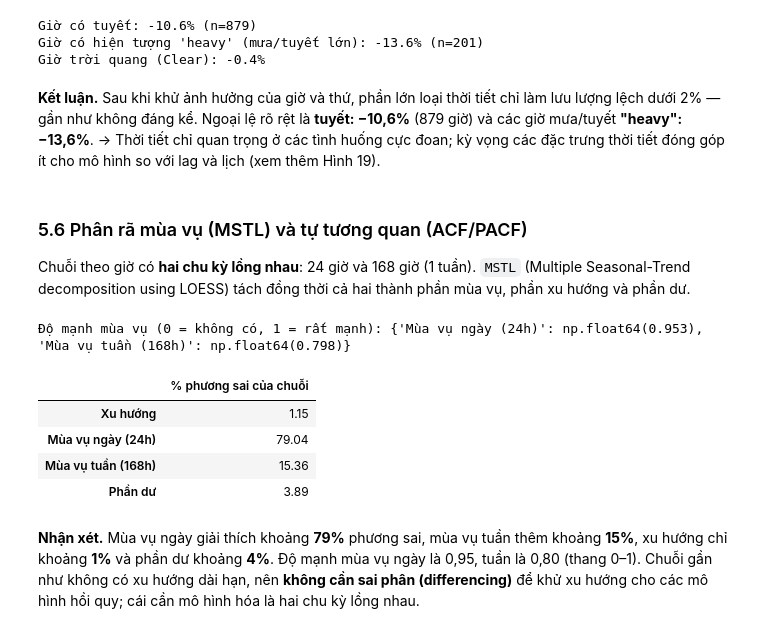
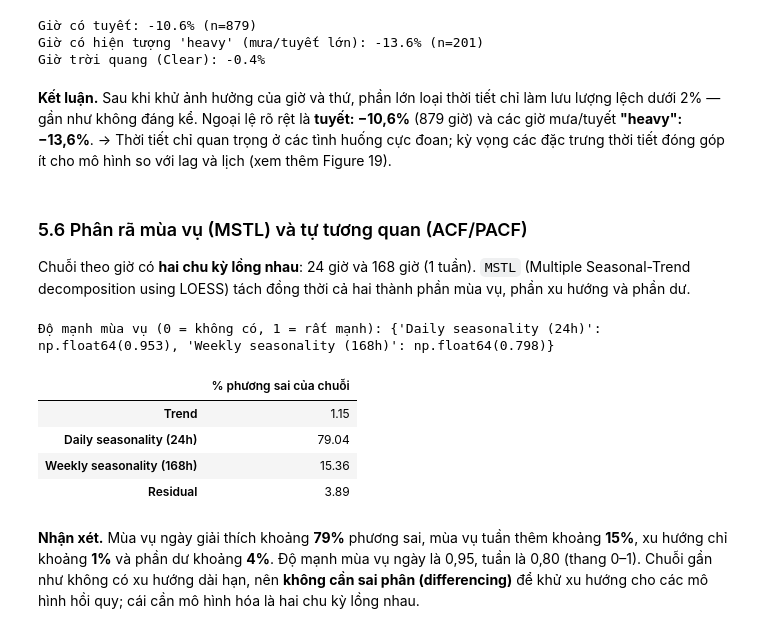
Before and after one commit to trthminh/CO5177, a Jupyter notebook: notebooks/timeseries.ipynb, the cells around one changed output. Drawn from its saved outputs; the diff is of its cells as text; code cells hidden in the pictures.

```diff
--- a/notebooks/timeseries.ipynb
+++ b/notebooks/timeseries.ipynb
@@ -594,6 +594,6 @@ Giờ có tuyết: -10.6% (n=879)
 Giờ có hiện tượng 'heavy' (mưa/tuyết lớn): -13.6% (n=201)
 Giờ trời quang (Clear): -0.4%
 # %% [markdown]
-**Kết luận.** Sau khi khử ảnh hưởng của giờ và thứ, phần lớn loại thời tiết chỉ làm lưu lượng lệch dưới 2% — gần như không đáng kể. Ngoại lệ rõ rệt là **tuyết: −10,6%** (879 giờ) và các giờ mưa/tuyết **"heavy": −13,6%**. → Thời tiết chỉ quan trọng ở các tình huống cực đoan; kỳ vọng các đặc trưng thời tiết đóng góp ít cho mô hình so với lag và lịch (xem thêm Hình 19).
+**Kết luận.** Sau khi khử ảnh hưởng của giờ và thứ, phần lớn loại thời tiết chỉ làm lưu lượng lệch dưới 2% — gần như không đáng kể. Ngoại lệ rõ rệt là **tuyết: −10,6%** (879 giờ) và các giờ mưa/tuyết **"heavy": −13,6%**. → Thời tiết chỉ quan trọng ở các tình huống cực đoan; kỳ vọng các đặc trưng thời tiết đóng góp ít cho mô hình so với lag và lịch (xem thêm Figure 19).
 # %%
 dd = pd.DataFrame({"total": y.resample("D").sum(), "temp": ts["temp_c"].resample("D").mean()})
@@ -614,22 +614,22 @@ fig.show()
 Chuỗi theo giờ có **hai chu kỳ lồng nhau**: 24 giờ và 168 giờ (1 tuần). `MSTL` (Multiple Seasonal-Trend decomposition using LOESS) tách đồng thời cả hai thành phần mùa vụ, phần xu hướng và phần dư.
 # %%
 mstl = MSTL(y, periods=(24, 168), windows=(25, 169)).fit()
-comp = pd.DataFrame({"Quan sát": y, "Xu hướng": mstl.trend, "Mùa vụ ngày (24h)": mstl.seasonal["seasonal_24"],
-                     "Mùa vụ tuần (168h)": mstl.seasonal["seasonal_168"], "Phần dư": mstl.resid})
+comp = pd.DataFrame({"Observed": y, "Trend": mstl.trend, "Daily seasonality (24h)": mstl.seasonal["seasonal_24"],
+                     "Weekly seasonality (168h)": mstl.seasonal["seasonal_168"], "Residual": mstl.resid})
 
-var_y = comp["Quan sát"].var()
-share = (comp.drop(columns="Quan sát").var() / var_y * 100).rename("% phương sai của chuỗi")
+var_y = comp["Observed"].var()
+share = (comp.drop(columns="Observed").var() / var_y * 100).rename("% phương sai của chuỗi")
 strength = {k: max(0, 1 - mstl.resid.var() / (mstl.resid + comp[k]).var())
-            for k in ["Mùa vụ ngày (24h)", "Mùa vụ tuần (168h)"]}
+            for k in ["Daily seasonality (24h)", "Weekly seasonality (168h)"]}
 print("Độ mạnh mùa vụ (0 = không có, 1 = rất mạnh):", {k: round(v, 3) for k, v in strength.items()})
 share.to_frame()
 # %% [output]
-Độ mạnh mùa vụ (0 = không có, 1 = rất mạnh): {'Mùa vụ ngày (24h)': np.float64(0.953), 'Mùa vụ tuần (168h)': np.float64(0.798)}
+Độ mạnh mùa vụ (0 = không có, 1 = rất mạnh): {'Daily seasonality (24h)': np.float64(0.953), 'Weekly seasonality (168h)': np.float64(0.798)}
 |  | % phương sai của chuỗi |
-| Xu hướng | 1.15 |
-| Mùa vụ ngày (24h) | 79.04 |
-| Mùa vụ tuần (168h) | 15.36 |
-| Phần dư | 3.89 |
+| Trend | 1.15 |
+| Daily seasonality (24h) | 79.04 |
+| Weekly seasonality (168h) | 15.36 |
+| Residual | 3.89 |
 # %% [markdown]
 **Nhận xét.** Mùa vụ ngày giải thích khoảng **79%** phương sai, mùa vụ tuần thêm khoảng **15%**, xu hướng chỉ khoảng **1%** và phần dư khoảng **4%**. Độ mạnh mùa vụ ngày là 0,95, tuần là 0,80 (thang 0–1). Chuỗi gần như không có xu hướng dài hạn, nên **không cần sai phân (differencing)** để khử xu hướng cho các mô hình hồi quy; cái cần mô hình hóa là hai chu kỳ lồng nhau.
 # %%
```
Also changed, not shown: parts of 21 cells of this notebook.
